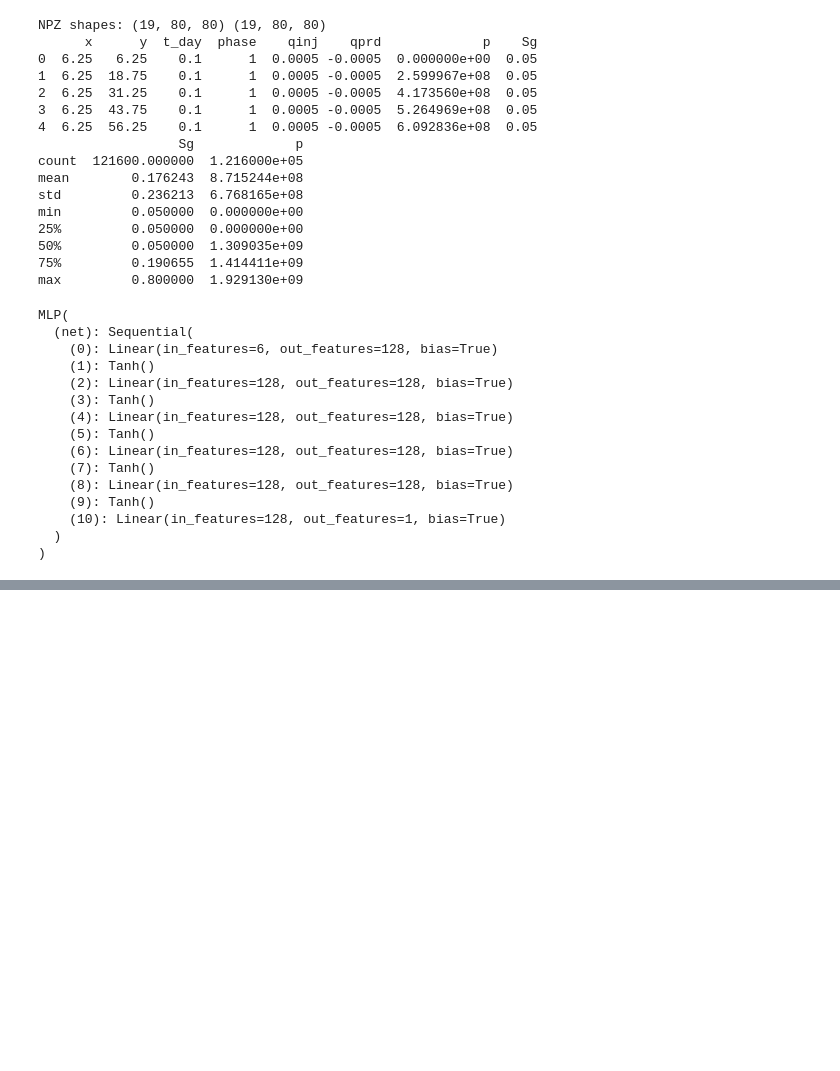
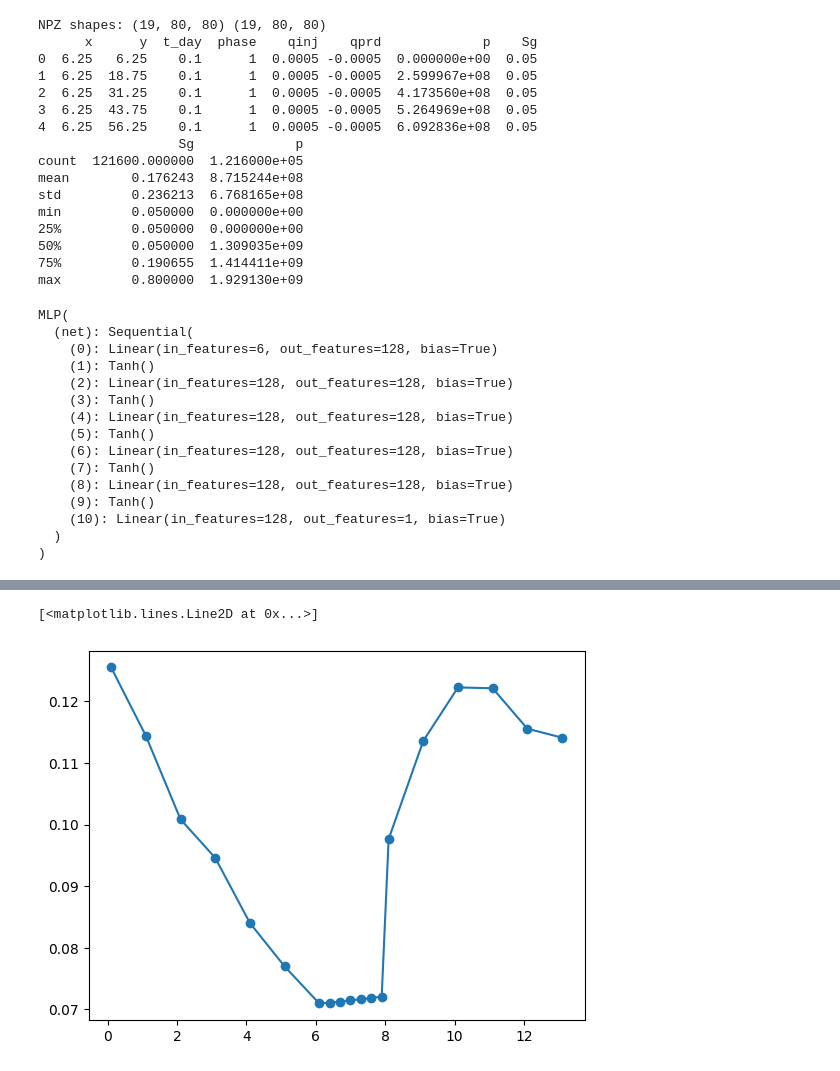
Before and after one commit to omar-mig/Optimisation, a Jupyter notebook: Untitled8.ipynb, the cells around one changed output, grey strips where cells are left out. Cells and saved outputs as stored; diff of their text form; code cells hidden in the pictures; blank space fills up the shorter version.

```diff
--- a/Untitled8.ipynb
+++ b/Untitled8.ipynb
@@ -543,14 +543,27 @@ def norm_x(x): return 2*(x - x_min)/(x_max - x_min) - 1
 def norm_y(y): return 2*(y - y_min)/(y_max - y_min) - 1
 def norm_t(t): return 2*(t - t_min)/(t_max - t_min) - 1
 
+# Tensor-aware versions of normalization functions
+def norm_x_t(x_t): return 2*(x_t - x_min)/(x_max - x_min) - 1
+def norm_y_t(y_t): return 2*(y_t - y_min)/(y_max - y_min) - 1
+def norm_t_t(t_t): return 2*(t_t - t_min)/(t_max - t_min) - 1
+
 # normalize pressure for stable training
 p_mean, p_std = df["p"].mean(), df["p"].std()
 def norm_p(p): return (p - p_mean)/p_std
 def denorm_p(pn): return pn*p_std + p_mean
 
+# Tensor-aware versions
+def norm_p_t(p_t): return (p_t - p_mean)/p_std
+def denorm_p_t(pn_t): return pn_t*p_std + p_mean
+
 # normalize saturation to [0,1] effective saturation
 def norm_S(S): return (S - Sgr) / (1.0 - Swr - Sgr)
 def denorm_S(Sn): return Sn*(1.0 - Swr - Sgr) + Sgr
+
+# Tensor-aware versions
+def norm_S_t(S_t): return (S_t - Sgr) / (1.0 - Swr - Sgr)
+def denorm_S_t(Sn_t): return Sn_t*(1.0 - Swr - Sgr) + Sgr
 # %%
 class MLP(nn.Module):
     def __init__(self, in_dim, out_dim, width=128, depth=5):
@@ -1118,51 +1167,69 @@ qprd_arr = data["qprd"]
 Sg_sim_all = data["Sg"]
 P_sim_all = data["P"] # Added to load pressure data
 
 Nx = int(data["Nx"]); Ny = int(data["Ny"])
 dx = float(data["dx"]); dy = float(data["dy"])
 Sgr = float(data["Sgr"]); Swr = float(data["Swr"])
 day = 24*3600
 times_day = times_sec/day
 
 x = (np.arange(Nx)+0.5)*dx
 y = (np.arange(Ny)+0.5)*dy
 Xg, Yg = np.meshgrid(x, y, indexing="ij")
 
-# Corrected: Use string IDs as keys to match the phases_str array content.
-phase_to_id = {"inject": 1.0, "shutin": 0.0, "withdraw": -1.0}
+# Convert meshgrid to torch tensors for differentiable predictions
+Xg_t = torch.tensor(Xg, dtype=torch.float32, device=device)
+Yg_t = torch.tensor(Yg, dtype=torch.float32, device=device)
+
+# Corrected: Use integer IDs as keys to match the phases_str array content.
+phase_to_id = {1: 1.0, 0: 0.0, -1: -1.0}
 device = next(s_net.parameters()).device
 s_net.eval()
 p_net.eval() # Ensure p_net is also in evaluation mode
 
 def predict_Sg_field(t_day, phase_str, qinj0, qprd0):
-    # Corrected: Directly use the string as a key, as phases_str contains string names.
     ph0 = float(phase_to_id[phase_str])
-    X_in = np.stack([
-        norm_x(Xg.ravel()),
-        norm_y(Yg.ravel()),
-        norm_t(np.full(Xg.size, t_day)),
-        np.full(Xg.size, ph0),
-        np.full(Xg.size, qinj0),
-        np.full(Xg.size, qprd0),
-    ], axis=1).astype(np.float32)
 
-    out = np.zeros((X_in.shape[0], 1), dtype=np.float32)
-    bs = 8192
-    with torch.no_grad():
-        for i in range(0, X_in.shape[0], bs):
-            xb = torch.tensor(X_in[i:i+bs], device=device)
-            out[i:i+bs] = torch.sigmoid(s_net(xb)).cpu().numpy()
-    return denorm_S(out).reshape(Nx, Ny)
+    # Convert inputs to torch tensors
+    t_day_t = torch.tensor(t_day, dtype=torch.float32, device=device)
+    ph0_t = torch.tensor(ph0, dtype=torch.float32, device=device)
+    qinj0_t = torch.tensor(qinj0, dtype=torch.float32, device=device)
+    qprd0_t = torch.tensor(qprd0, dtype=torch.float32, device=device)
+
+    # Construct input tensor for the network using tensor-aware normalization
+    X_in_t = torch.stack([
+        norm_x_t(Xg_t.ravel()),
+        norm_y_t(Yg_t.ravel()),
+        norm_t_t(torch.full_like(Xg_t.ravel(), t_day_t)),
+        torch.full_like(Xg_t.ravel(), ph0_t),
+        torch.full_like(Xg_t.ravel(), qinj0_t),
+        torch.full_like(Xg_t.ravel(), qprd0_t),
+    ], axis=1)
+
+    # Ensure s_net is in evaluation mode for prediction (already set above)
+    # s_net.eval()
+
+    # Predict normalized effective saturation
+    with torch.no_grad(): # Predictions for visualization don't need gradients
+        Sn_eff_pred_t = torch.sigmoid(s_net(X_in_t))
+
+    # Denormalize and reshape output
+    Sg_pred_t = denorm_S_t(Sn_eff_pred_t).reshape(Nx, Ny)
+    return Sg_pred_t.cpu().numpy() # Return numpy array for compatibility with plotting functions
 
 rmses = []
 for i in range(len(times_day)):
+    # Pass numpy arrays for compatibility with predict_Sg_field returning numpy for plotting
     Sg_pred = predict_Sg_field(times_day[i], phases_str[i], qinj_arr[i], qprd_arr[i])
     Sg_sim  = Sg_sim_all[i]
     rmse = np.sqrt(np.mean((Sg_pred - Sg_sim)**2))
     rmses.append(rmse)
 
 plt.figure()
 plt.plot(times_day, rmses, marker="o")
+# %% [output]
+[<matplotlib.lines.Line2D at 0x...>]
+[figure, added]
 # %%
 import numpy as np
 import matplotlib.pyplot as plt
```
Also changed, not shown: parts of 83 cells of this notebook.
